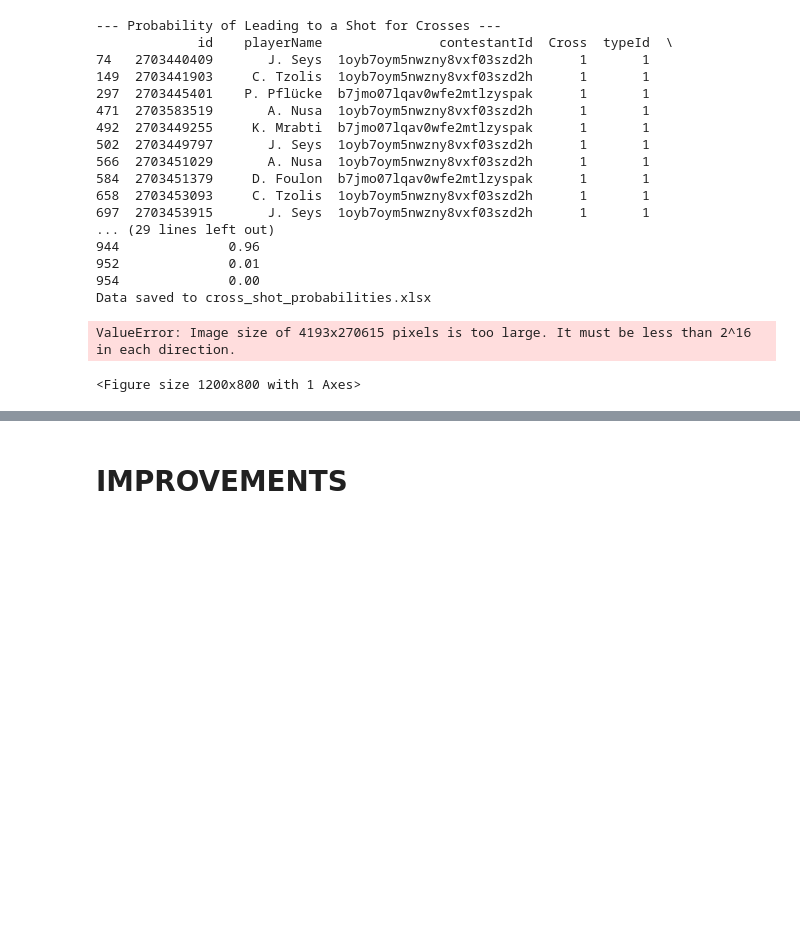
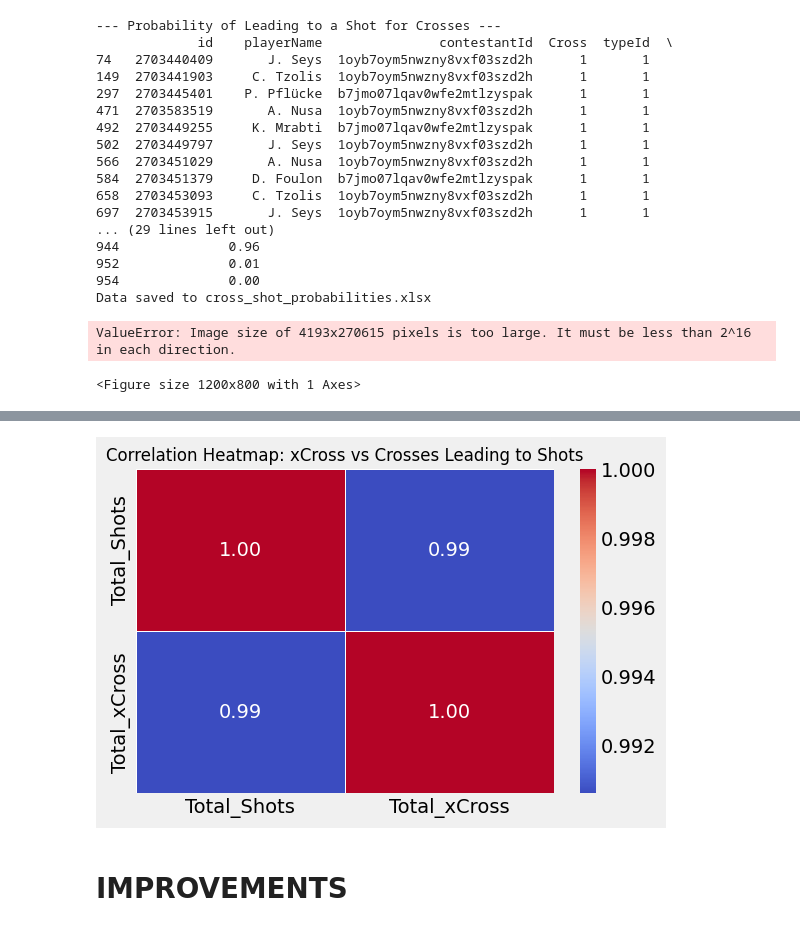
Before and after one commit to marclamberts/football-analysis, a Jupyter notebook: Python/xCross.ipynb, the cells around one changed output, grey strips where cells are left out. Drawn from its saved outputs; the diff is of its cells as text; code cells hidden in the pictures; blank space fills up the shorter version.

```diff
--- a/Python/xCross.ipynb
+++ b/Python/xCross.ipynb
@@ -289,3 +397,37 @@ ValueError: Image size of 4193x270615 pixels is too large. It must be less than
+# %%
+import pandas as pd
+import matplotlib.pyplot as plt
+import seaborn as sns
+
+# Load the uploaded Excel file
+file_path = "cross_shot_probabilities.xlsx"
+df = pd.read_excel(file_path)
+
+# Count the total number of crosses per player (where Cross == 1) and compute xCross per cross
+cross_totals = df[df['Cross'] == 1].groupby('playerName').size().reset_index(name='Total_Crosses')
+shot_totals = df[df['Cross'] == 1].groupby('playerName')['leads_to_shot'].sum().reset_index(name='Total_Shots')
+xCross_totals = df[df['Cross'] == 1].groupby('playerName')['shot_probability'].sum().reset_index(name='Total_xCross')
+
+# Merge datasets
+correlation_data = cross_totals.merge(shot_totals, on='playerName').merge(xCross_totals, on='playerName')
+
+# Calculate correlation
+correlation = correlation_data[['Total_Shots', 'Total_xCross']].corr()
+
+# Set plot style
+plt.style.use('fivethirtyeight')
+
+# Create heatmap for correlation matrix
+plt.figure(figsize=(6, 4))
+sns.heatmap(correlation, annot=True, cmap="coolwarm", fmt=".2f", linewidths=0.5)
+
+# Customize the chart
+plt.title("Correlation Heatmap: xCross vs Crosses Leading to Shots", fontsize=12)
+
+# Show the plot
+plt.show()
+# %% [output]
+[figure, added]
 # %% [markdown]
 # IMPROVEMENTS
 # %%
```
Also changed, not shown: parts of 2 cells of this notebook, 1 other file.
